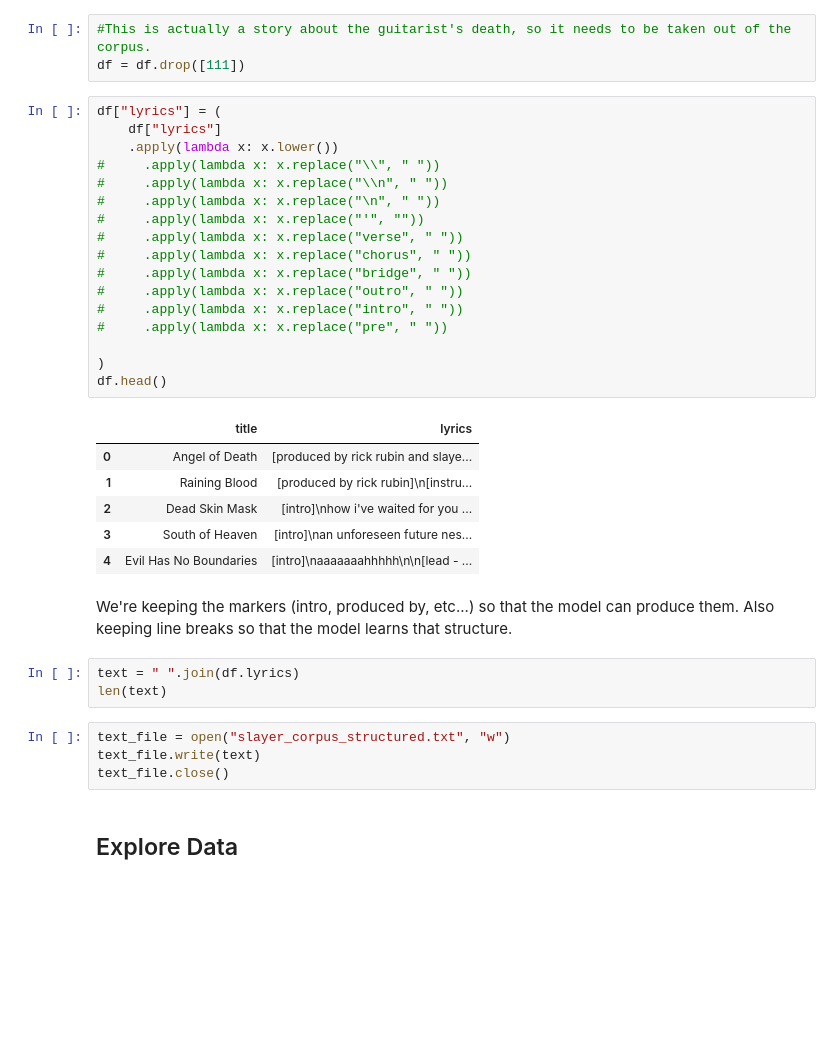
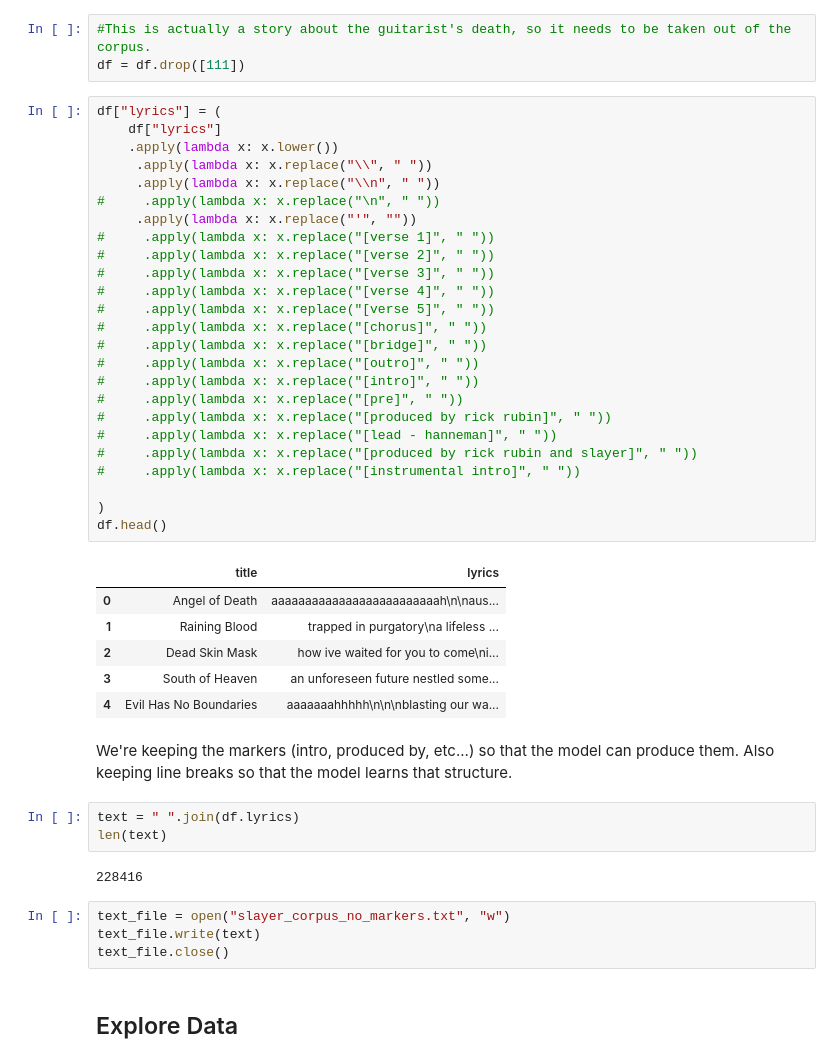
Before and after one commit to stasianik/music-machine, a Jupyter notebook: mashup_machine/Get_lyrics.ipynb, the cells around one changed output. Drawn from its saved outputs; the diff is of its cells as text; blank space fills up the shorter version.

Commit message:
Create different lyrics structures and update Fit_lyrics.ipynb

```diff
--- a/mashup_machine/Get_lyrics.ipynb
+++ b/mashup_machine/Get_lyrics.ipynb
@@ -71,34 +72,44 @@ df = df.drop([111])
 # %%
 df["lyrics"] = (
     df["lyrics"]
     .apply(lambda x: x.lower())
-#     .apply(lambda x: x.replace("\\", " "))
-#     .apply(lambda x: x.replace("\\n", " "))
+     .apply(lambda x: x.replace("\\", " "))
+     .apply(lambda x: x.replace("\\n", " "))
 #     .apply(lambda x: x.replace("\n", " "))
-#     .apply(lambda x: x.replace("'", ""))
-#     .apply(lambda x: x.replace("verse", " "))
-#     .apply(lambda x: x.replace("chorus", " "))
-#     .apply(lambda x: x.replace("bridge", " "))
-#     .apply(lambda x: x.replace("outro", " "))
-#     .apply(lambda x: x.replace("intro", " "))
-#     .apply(lambda x: x.replace("pre", " "))
+     .apply(lambda x: x.replace("'", ""))
+#     .apply(lambda x: x.replace("[verse 1]", " "))
+#     .apply(lambda x: x.replace("[verse 2]", " "))
+#     .apply(lambda x: x.replace("[verse 3]", " "))
+#     .apply(lambda x: x.replace("[verse 4]", " "))
+#     .apply(lambda x: x.replace("[verse 5]", " "))
+#     .apply(lambda x: x.replace("[chorus]", " "))
+#     .apply(lambda x: x.replace("[bridge]", " "))
+#     .apply(lambda x: x.replace("[outro]", " "))
+#     .apply(lambda x: x.replace("[intro]", " "))
+#     .apply(lambda x: x.replace("[pre]", " "))
+#     .apply(lambda x: x.replace("[produced by rick rubin]", " "))
+#     .apply(lambda x: x.replace("[lead - hanneman]", " "))
+#     .apply(lambda x: x.replace("[produced by rick rubin and slayer]", " "))
+#     .apply(lambda x: x.replace("[instrumental intro]", " "))
 
 )
 df.head()
 # %% [output]
 |  | title | lyrics |
-| 0 | Angel of Death | [produced by rick rubin and slaye... |
-| 1 | Raining Blood | [produced by rick rubin]\n[instru... |
-| 2 | Dead Skin Mask | [intro]\nhow i've waited for you ... |
-| 3 | South of Heaven | [intro]\nan unforeseen future nes... |
-| 4 | Evil Has No Boundaries | [intro]\naaaaaaahhhhh\n\n[lead - ... |
+| 0 | Angel of Death | aaaaaaaaaaaaaaaaaaaaaaaaah\n\naus... |
+| 1 | Raining Blood | trapped in purgatory\na lifeless ... |
+| 2 | Dead Skin Mask | how ive waited for you to come\ni... |
+| 3 | South of Heaven | an unforeseen future nestled some... |
+| 4 | Evil Has No Boundaries | aaaaaaahhhhh\n\n\nblasting our wa... |
 # %% [markdown]
 We're keeping the markers (intro, produced by, etc...) so that the model can produce them. Also keeping line breaks so that the model learns that structure.
 # %%
 text = " ".join(df.lyrics)
 len(text)
+# %% [output]
+228416
 # %%
-text_file = open("slayer_corpus_structured.txt", "w")
+text_file = open("slayer_corpus_no_markers.txt", "w")
 text_file.write(text)
 text_file.close()
 # %% [markdown]
```
Also changed, not shown: parts of 2 cells of this notebook, 3 other files.
